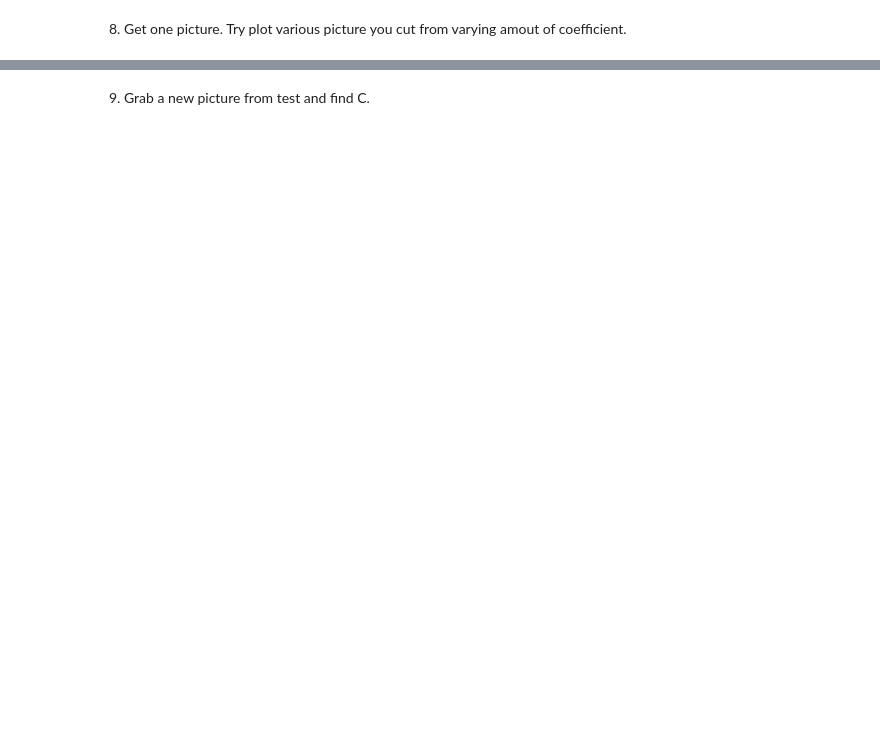
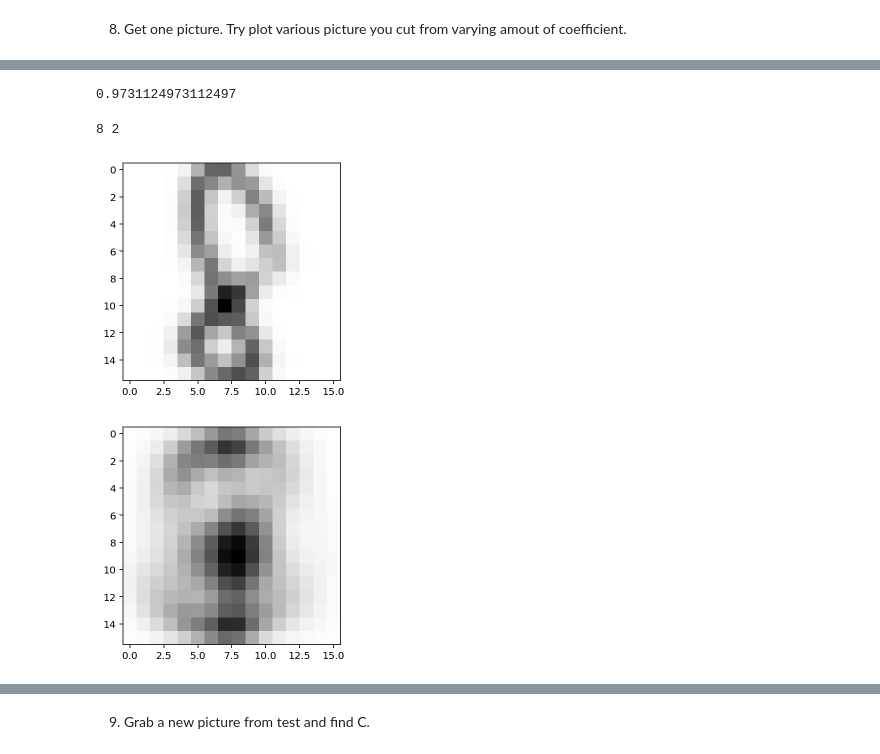
Before and after one commit to muic-pattern-rekt-2018/Exercise7, a Jupyter notebook: Low Rank Approximation and Clustering Problem.ipynb, the cells around one changed output, grey strips where cells are left out. Drawn from its saved outputs; the diff is of its cells as text; code cells hidden in the pictures; blank space fills up the shorter version.

```diff
--- a/Low Rank Approximation and Clustering Problem.ipynb
+++ b/Low Rank Approximation and Clustering Problem.ipynb
@@ -86,0 +217,20 @@ show(images[:,4610])
+# %%
+guess = lr.predict(c.T)
+sum(guess == ys)/len(ys)
+# %% [output]
+0.9731124973112497
+# %%
+wrong = guess != ys
+i =
+wrong_image = images[:, wrong][:, i]
+wrong_q = q[:, wrong][:, i]
+actual = ys[wrong][i]
+g = guess[wrong][i]
+show(wrong_image)
+plt.figure()
+show(wrong_q)
+print(actual, g)
+# %% [output]
+8 2
+[figure, added]
+[figure, added]
```
Also changed, not shown: parts of 22 cells of this notebook.
